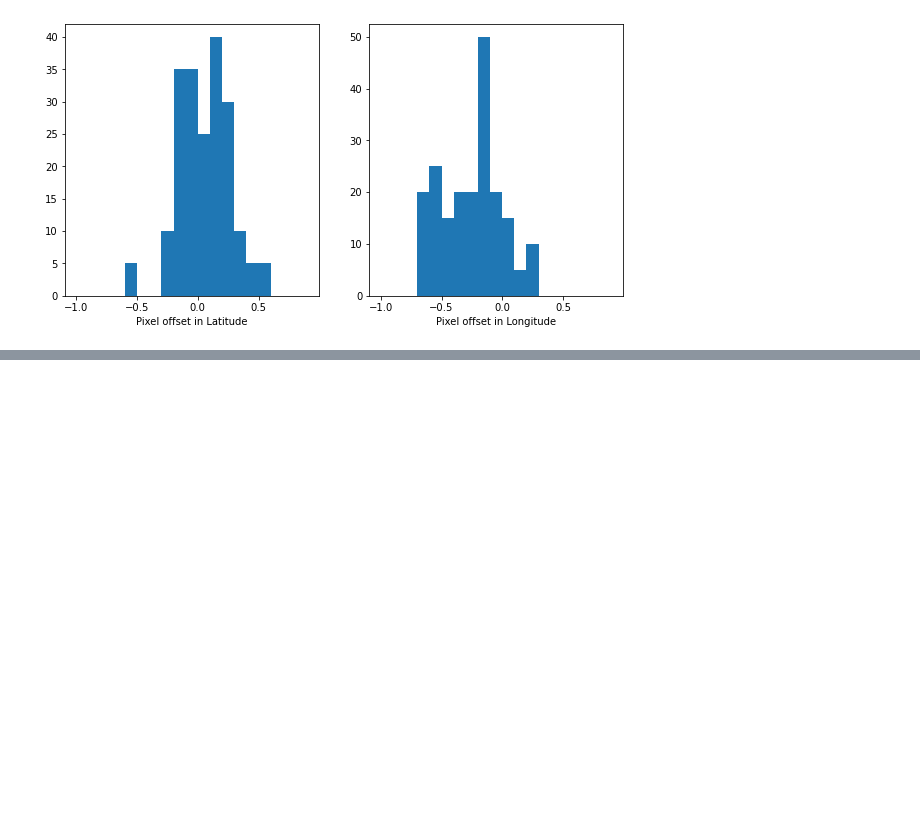
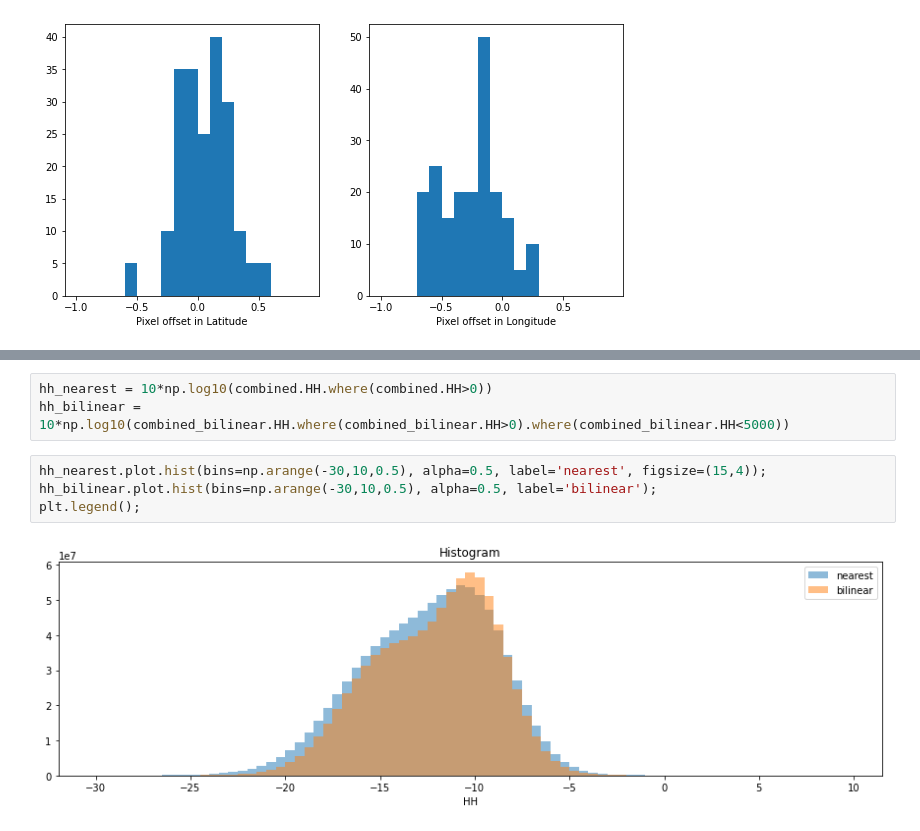
Before and after one commit to fangfy/deafrica-sandbox-notebooks, a Jupyter notebook: Datasets/Sentinel-1_NRB_sample_CR.ipynb, the cells around one changed output, grey strips where cells are left out. Saved outputs shown, nothing was run; the diff lists cells and outputs as text; blank space fills up the shorter version.

```diff
--- a/Datasets/Sentinel-1_NRB_sample_CR.ipynb
+++ b/Datasets/Sentinel-1_NRB_sample_CR.ipynb
@@ -274,0 +336,9 @@ ax[1].set_xlabel('Pixel offset in Longitude');
+# %%
+hh_nearest = 10*np.log10(combined.HH.where(combined.HH>0))
+hh_bilinear = 10*np.log10(combined_bilinear.HH.where(combined_bilinear.HH>0).where(combined_bilinear.HH<5000))
+# %%
+hh_nearest.plot.hist(bins=np.arange(-30,10,0.5), alpha=0.5, label='nearest', figsize=(15,4));
+hh_bilinear.plot.hist(bins=np.arange(-30,10,0.5), alpha=0.5, label='bilinear');
+plt.legend();
+# %% [output]
+[figure, added]
```
Also changed, not shown: parts of 10 cells of this notebook.
